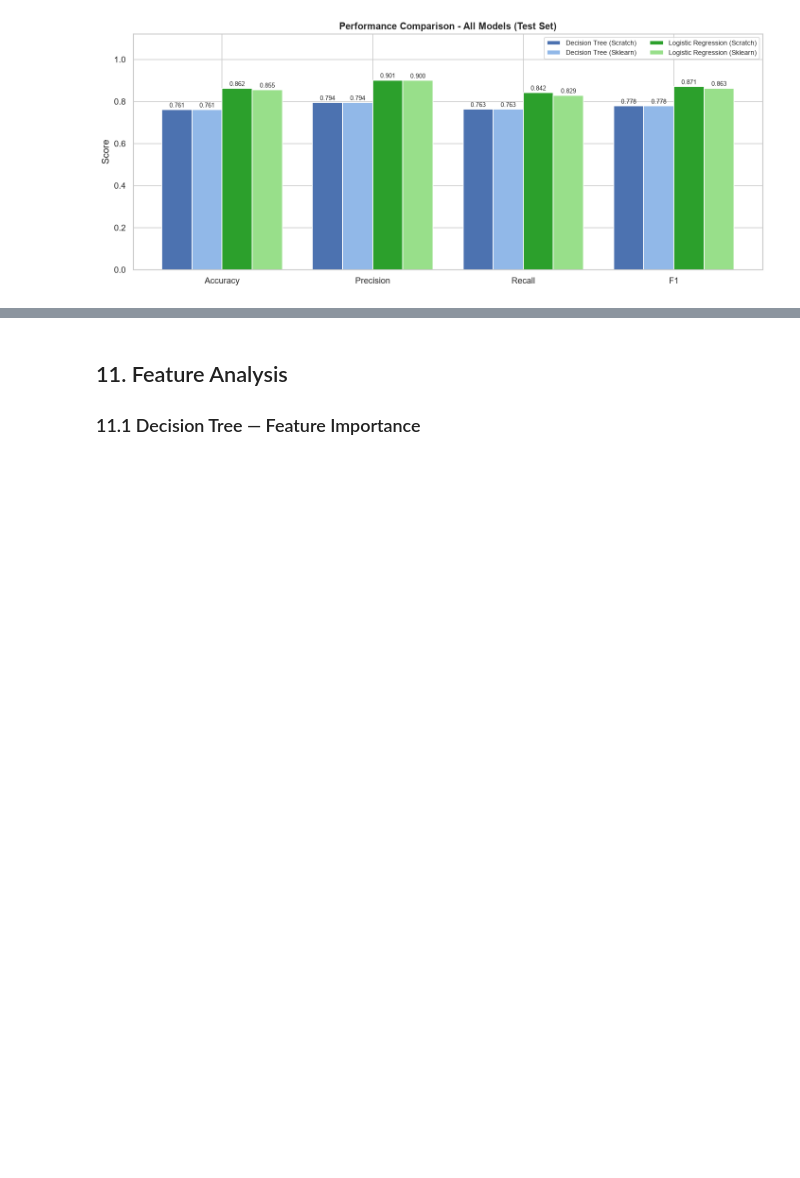
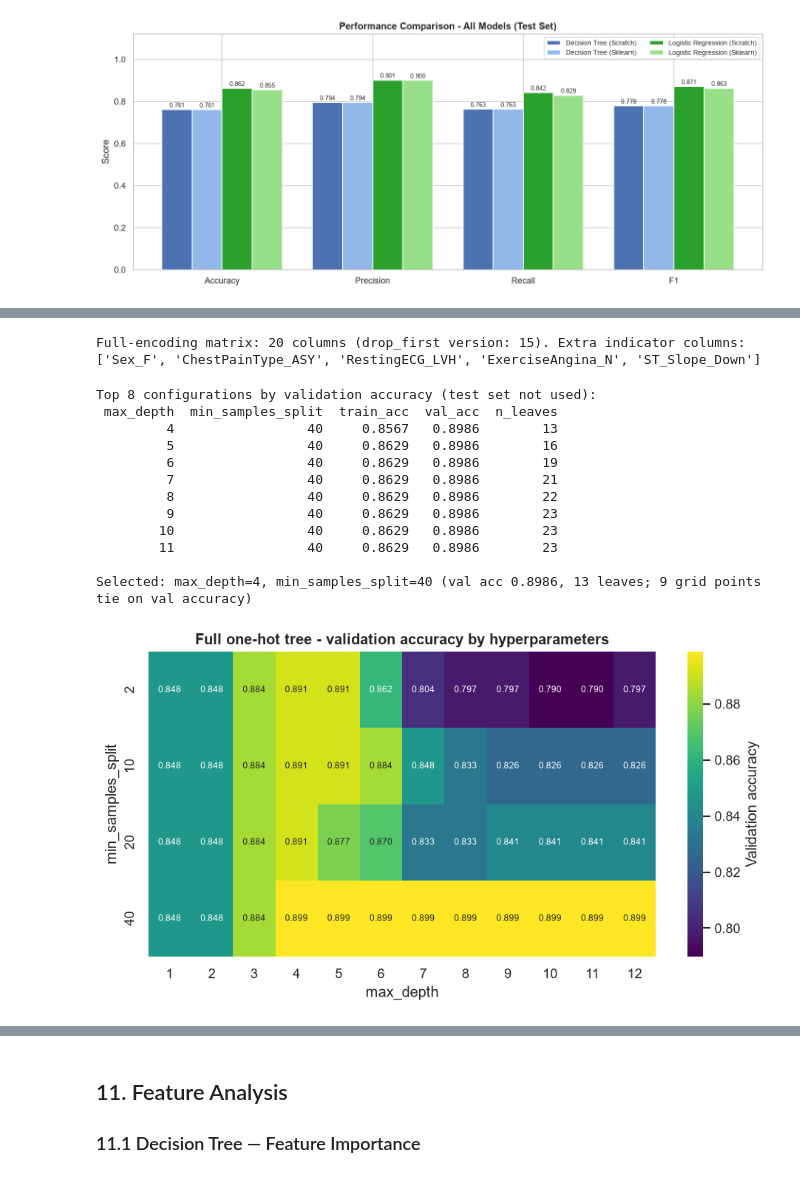
Before and after one commit to ajanumala-Albert/heart-disease-ml-project, a Jupyter notebook: heart_disease_decision_tree.ipynb, the cells around one changed output, grey strips where cells are left out. Drawn from its saved outputs; the diff is of its cells as text; code cells hidden in the pictures; blank space fills up the shorter version.

Commit message:
decision tree updated with diff encoding

```diff
--- a/heart_disease_decision_tree.ipynb
+++ b/heart_disease_decision_tree.ipynb
@@ -861,0 +868,73 @@ plt.show()
+# %%
+# Full one-hot encoding for the TREE only (drop_first=False). Same split and same train-only medians.
+df_full = pd.get_dummies(df, columns=cat_cols, drop_first=False)
+X_full = df_full.drop('HeartDisease', axis=1)
+feature_names_full = list(X_full.columns)
+X_full_arr = X_full.values.astype(float)
+
+Xf_train, Xf_temp, yf_train, yf_temp = train_test_split(
+    X_full_arr, y, test_size=0.30, random_state=RANDOM_SEED, stratify=y)
+Xf_val, Xf_test, yf_val, yf_test = train_test_split(
+    Xf_temp, yf_temp, test_size=0.50, random_state=RANDOM_SEED, stratify=yf_temp)
+assert (yf_train == y_train).all() and (yf_val == y_val).all() and (yf_test == y_test).all(), 'different rows!'
+
+# impute invalid zeros with the TRAINING medians already computed above
+for col in ['Cholesterol', 'RestingBP']:
+    j = feature_names_full.index(col)
+    for A in (Xf_train, Xf_val, Xf_test):
+        A[A[:, j] == 0, j] = impute_medians[col]
+
+# sanity check: the columns shared with the drop_first matrix are identical, so only the extra indicators differ
+shared = [feature_names_full.index(c) for c in feature_names]
+assert np.array_equal(Xf_train[:, shared], X_train) and np.array_equal(Xf_test[:, shared], X_test)
+extra = [c for c in feature_names_full if c not in feature_names]
+print(f'Full-encoding matrix: {Xf_train.shape[1]} columns (drop_first version: {X_train.shape[1]}). Extra indicator columns: {extra}')
+# %% [output]
+Full-encoding matrix: 20 columns (drop_first version: 15). Extra indicator columns: ['Sex_F', 'ChestPainType_ASY', 'RestingECG_LVH', 'ExerciseAngina_N', 'ST_Slope_Down']
+# %%
+# Validation grid: max_depth x min_samples_split (scratch tree, full one-hot)
+depths_f = list(range(1, 13))
+mss_grid = [2, 10, 20, 40]
+rows = []
+for d in depths_f:
+    for m in mss_grid:
+        t = DecisionTreeScratch(max_depth=d, min_samples_split=m).fit(Xf_train, y_train)
+        rows.append({'max_depth': d, 'min_samples_split': m,
+                     'train_acc': accuracy_score(y_train, t.predict(Xf_train)),
+                     'val_acc':   accuracy_score(y_val,   t.predict(Xf_val)),
+                     'n_leaves':  t.get_n_leaves()})
+grid = pd.DataFrame(rows)
+
+# Select on validation accuracy; ties -> fewer leaves, then smaller depth, then larger min_samples_split
+ranked = grid.sort_values(['val_acc', 'n_leaves', 'max_depth', 'min_samples_split'],
+                          ascending=[False, True, True, False]).reset_index(drop=True)
+best_f = ranked.iloc[0]
+best_depth_f, best_mss_f = int(best_f['max_depth']), int(best_f['min_samples_split'])
+n_ties = int((grid['val_acc'] == best_f['val_acc']).sum())
+
+print('Top 8 configurations by validation accuracy (test set not used):')
+print(ranked.head(8).round(4).to_string(index=False))
+print(f"\nSelected: max_depth={best_depth_f}, min_samples_split={best_mss_f} "
+      f"(val acc {best_f['val_acc']:.4f}, {int(best_f['n_leaves'])} leaves; {n_ties} grid points tie on val accuracy)")
+
+fig, ax = plt.subplots(figsize=(8, 4.5))
+piv = grid.pivot(index='min_samples_split', columns='max_depth', values='val_acc')
+sns.heatmap(piv, annot=True, fmt='.3f', cmap='viridis', ax=ax, annot_kws={'size': 7}, cbar_kws={'label': 'Validation accuracy'})
+ax.set_title('Full one-hot tree - validation accuracy by hyperparameters', fontweight='bold')
+plt.tight_layout()
+plt.savefig('fig11_dt_fullonehot_grid.png', bbox_inches='tight')
+plt.show()
+# %% [output]
+Top 8 configurations by validation accuracy (test set not used):
+ max_depth  min_samples_split  train_acc  val_acc  n_leaves
+         4                 40     0.8567   0.8986        13
+         5                 40     0.8629   0.8986        16
+         6                 40     0.8629   0.8986        19
+         7                 40     0.8629   0.8986        21
+         8                 40     0.8629   0.8986        22
+         9                 40     0.8629   0.8986        23
+        10                 40     0.8629   0.8986        23
+        11                 40     0.8629   0.8986        23
+
+Selected: max_depth=4, min_samples_split=40 (val acc 0.8986, 13 leaves; 9 grid points tie on val accuracy)
+[figure, added]
```
Also changed, not shown: parts of 7 cells of this notebook, 6 other files.
